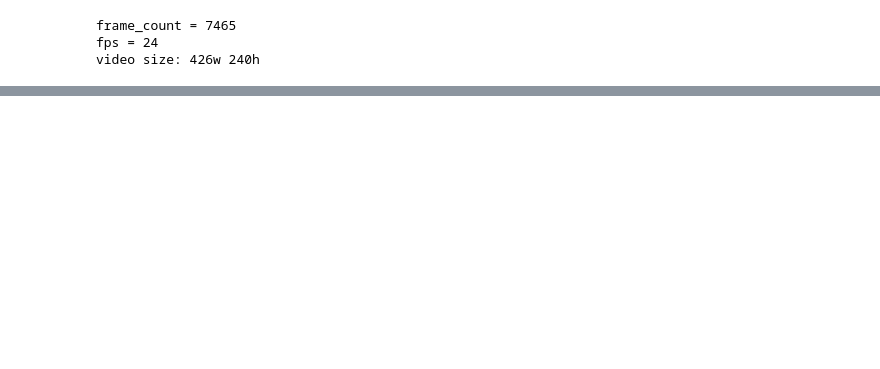
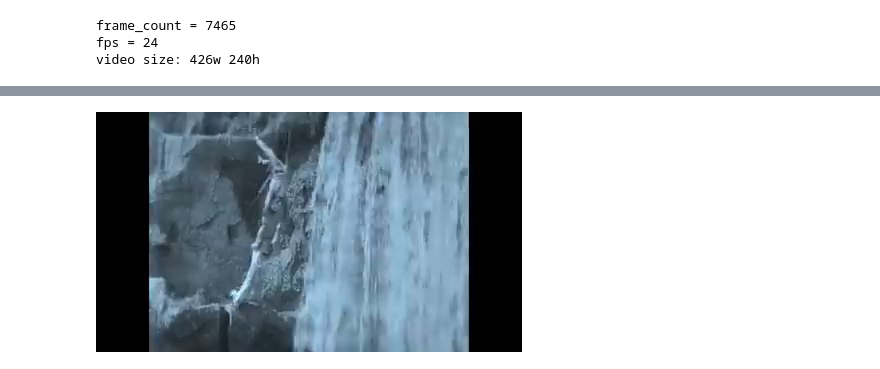
Before and after one commit to sradc/semantic-video-search, a Jupyter notebook: main.ipynb, the cells around one changed output, grey strips where cells are left out. Drawn from its saved outputs; the diff is of its cells as text; code cells hidden in the pictures; blank space fills up the shorter version.

```diff
--- a/main.ipynb
+++ b/main.ipynb
@@ -160,0 +153,5 @@ display(Image.fromarray(frame))
+# %%
+frame = get_most_similar_frame("A woman and man hanging in front of a waterfall")
+display_frame(frame)
+# %% [output]
+[figure, added]
```
Also changed, not shown: parts of 15 cells of this notebook, 2 other files.
